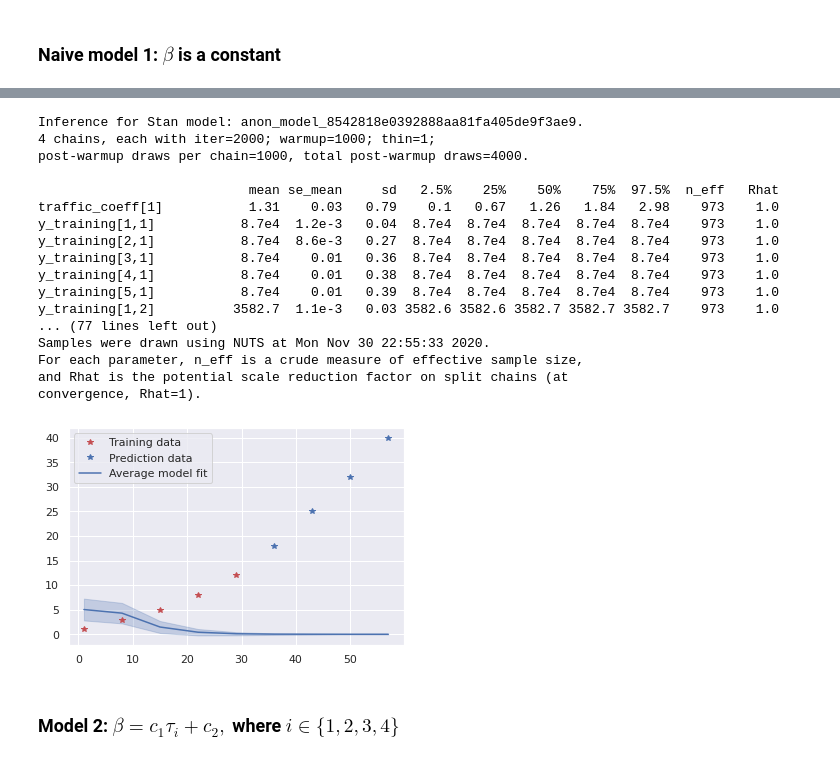
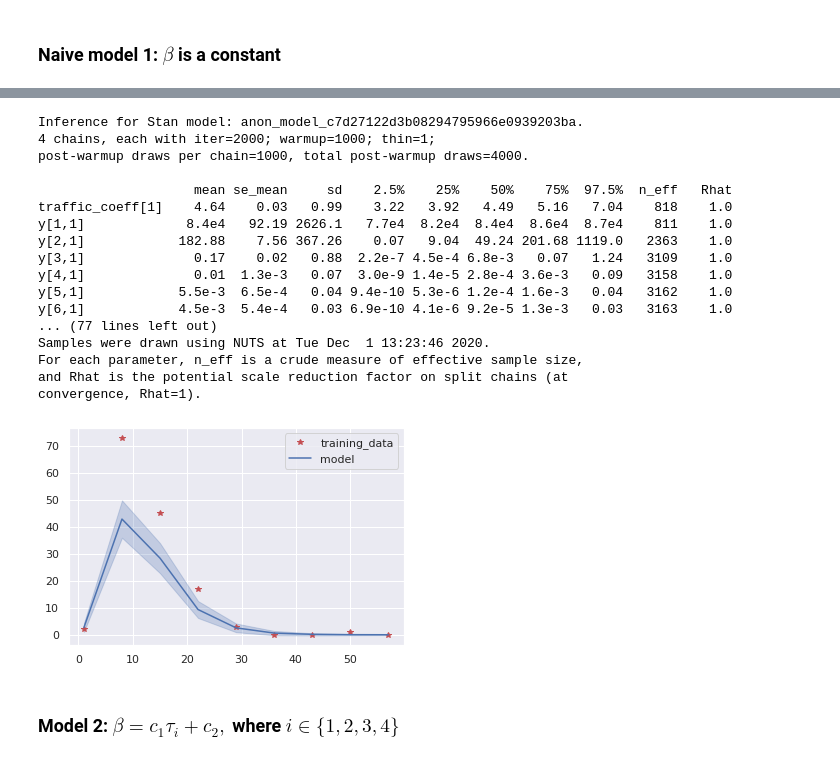
Before and after one commit to tommi-grohn/Corona_Bayesian, a Jupyter notebook: Project_Corona.ipynb, the cells around one changed output, grey strips where cells are left out. Drawn from its saved outputs; the diff is of its cells as text; code cells hidden in the pictures.

Commit message:
Working SEAPIR-model

```diff
--- a/Project_Corona.ipynb
+++ b/Project_Corona.ipynb
@@ -420,38 +436,29 @@ def test_model(data, model, traffic, traffic_coeffs):
     test_data['traffic_coeff'] = traffic_coeffs
     test_data['n_tcomponents'] = len(traffic_coeffs) - 1
 
-    deaths_hat = [1,3,5,8,12, 18,25,32,40]
+    deaths_hat = [ 2, 73, 45, 17,  3,  0,  0,  1,  0]
     test_data['deaths'] = deaths_hat
 
     fit = model.sampling(test_data, seed=seed)
     samples = fit.extract(permuted=True)
     print(fit)
-
-    n1= test_data['n_training']
-    n2 = test_data['n_training'] + test_data['n_prediction']
-
-    deaths_total = np.concatenate((samples["deaths_training_hat"], samples["deaths_prediction_hat"]),
-                                 axis=1)
-
-    plt.plot(data["t"][0:n1], deaths_hat[0:n1],'*r', label="Training data")
-    plt.plot(data["t"][n1:n2], deaths_hat[n1:n2],'*b', label="Prediction data")
-
-    shadedplot(data["t"], deaths_total, label="Average model fit")
-
+    #plt.plot(data["t_training"], deaths_hat, 'r', label="generating model")
+    plt.plot(data["t_training"], test_data['deaths'], '*r', label="training_data")
+    shadedplot(data["t_training"], samples['deaths_hat'], label="model")
     plt.legend()
     plt.show()
 # %%
 # Boilerplate data for model testing
 
 ts = [1,8,15,22,29, 36,43,50,57]
-n_prediction = 0
+#ts = [x * 2 for x in ts]
 n_training = len(ts)
 N = 100000
-e0 = 5000
-a0 = 2000
-p0 = 2000
-i0 = 2000
-r0 = 2000
+e0 = 1000
+a0 = 1000
+p0 = 1000
+i0 = 1000
+r0 = 1000
 y0 = [N - e0 - a0 - p0 - i0 - r0, e0, a0, p0, i0, r0]
 t0 = 0
 
@@ -464,16 +471,18 @@ r_p = 1.25
 alpha = 0.01
 
 seir_data = {
-    "n_training": n_training - 4,
-    "n_prediction": 4,
+    "n_training": n_training,
     "n_tcomponents": 0,
-
     "y0": y0,
 
     "t0": t0,
-    "t": ts,
+    "t_training": ts,
 
     "N": N,
+
+    "D_e": D_e,
+    "D_i": D_i,
+    "alpha": alpha,
 
     "D_e": D_e,
     "D_p": D_p,
@@ -482,9 +491,6 @@ seir_data = {
     "r_a": r_a,
     "r_p": r_p,
     "alpha": alpha,
-
-    # deaths later defined
-    # traffic components as well
 }
 # %% [markdown]
 ### Naive model 1: $\beta$ is a constant
@@ -495,5 +501,5 @@ INFO:pystan:COMPILING THE C++ CODE FOR MODEL anon_model_8542818e0392888aa81fa405
 # %%
 traffic_coeff = np.array([3])
-traffic = np.empty((seir_data["n_training"] + seir_data["n_prediction"], 0))
+traffic = np.empty((seir_data["n_training"], 0))
 test_model(seir_data, sm, traffic, traffic_coeff)
 # %% [output]
@@ -501,21 +508,21 @@ WARNING:pystan:n_eff / iter below 0.001 indicates that the effective sample size
-Inference for Stan model: anon_model_8542818e0392888aa81fa405de9f3ae9.
+Inference for Stan model: anon_model_c7d27122d3b08294795966e0939203ba.
 4 chains, each with iter=2000; warmup=1000; thin=1;
 post-warmup draws per chain=1000, total post-warmup draws=4000.
 
-                           mean se_mean     sd   2.5%    25%    50%    75%  97.5%  n_eff   Rhat
-traffic_coeff[1]           1.31    0.03   0.79    0.1   0.67   1.26   1.84   2.98    973    1.0
-y_training[1,1]           8.7e4  1.2e-3   0.04  8.7e4  8.7e4  8.7e4  8.7e4  8.7e4    973    1.0
-y_training[2,1]           8.7e4  8.6e-3   0.27  8.7e4  8.7e4  8.7e4  8.7e4  8.7e4    973    1.0
-y_training[3,1]           8.7e4    0.01   0.36  8.7e4  8.7e4  8.7e4  8.7e4  8.7e4    973    1.0
-y_training[4,1]           8.7e4    0.01   0.38  8.7e4  8.7e4  8.7e4  8.7e4  8.7e4    973    1.0
-y_training[5,1]           8.7e4    0.01   0.39  8.7e4  8.7e4  8.7e4  8.7e4  8.7e4    973    1.0
-y_training[1,2]          3582.7  1.1e-3   0.03 3582.6 3582.6 3582.7 3582.7 3582.7    973    1.0
+                    mean se_mean     sd    2.5%    25%    50%    75%  97.5%  n_eff   Rhat
+traffic_coeff[1]    4.64    0.03   0.99    3.22   3.92   4.49   5.16   7.04    818    1.0
+y[1,1]             8.4e4   92.19 2626.1   7.7e4  8.2e4  8.4e4  8.6e4  8.7e4    811    1.0
+y[2,1]            182.88    7.56 367.26    0.07   9.04  49.24 201.68 1119.0   2363    1.0
+y[3,1]              0.17    0.02   0.88  2.2e-7 4.5e-4 6.8e-3   0.07   1.24   3109    1.0
+y[4,1]              0.01  1.3e-3   0.07  3.0e-9 1.4e-5 2.8e-4 3.6e-3   0.09   3158    1.0
+y[5,1]            5.5e-3  6.5e-4   0.04 9.4e-10 5.3e-6 1.2e-4 1.6e-3   0.04   3162    1.0
+y[6,1]            4.5e-3  5.4e-4   0.03 6.9e-10 4.1e-6 9.2e-5 1.3e-3   0.03   3163    1.0
 ... (77 lines left out)
-Samples were drawn using NUTS at Mon Nov 30 22:55:33 2020.
+Samples were drawn using NUTS at Tue Dec  1 13:23:46 2020.
 For each parameter, n_eff is a crude measure of effective sample size,
 and Rhat is the potential scale reduction factor on split chains (at
 convergence, Rhat=1).
-[figure, old version]
+[figure, new version]
 # %% [markdown]
 ### Model 2: $\beta = c_1 \tau_i + c_2,$ where $i \in \{1,2,3,4 \}$
 # %%
```
Also changed, not shown: parts of 7 cells of this notebook, 1 other file.
